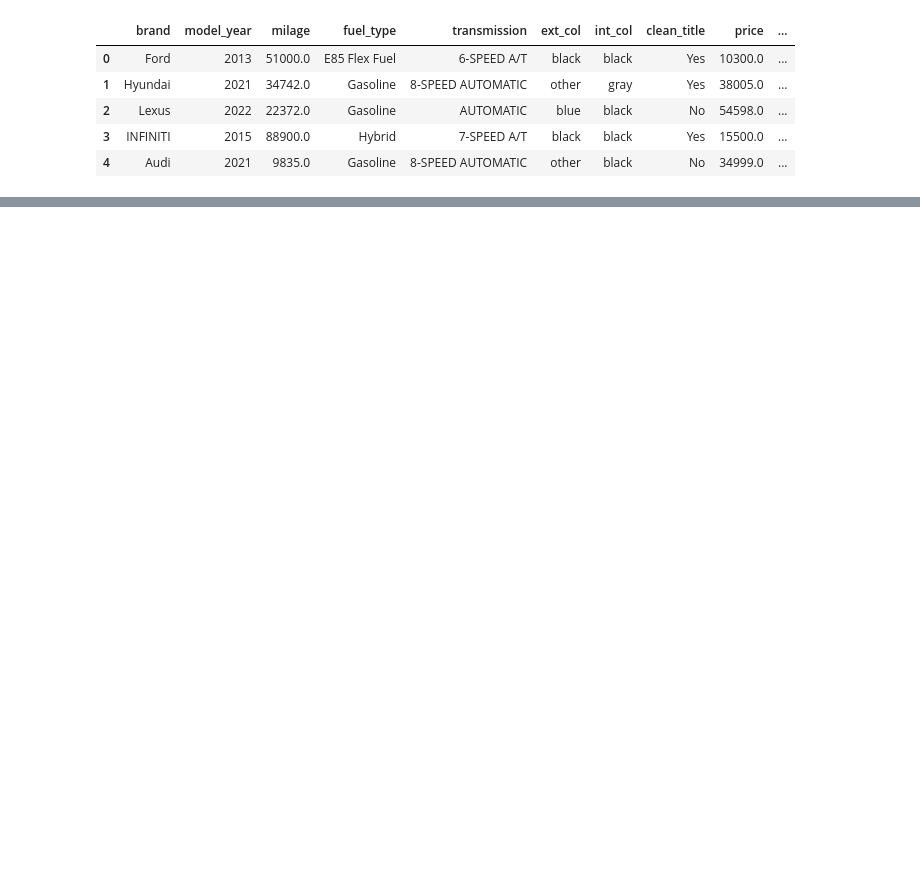
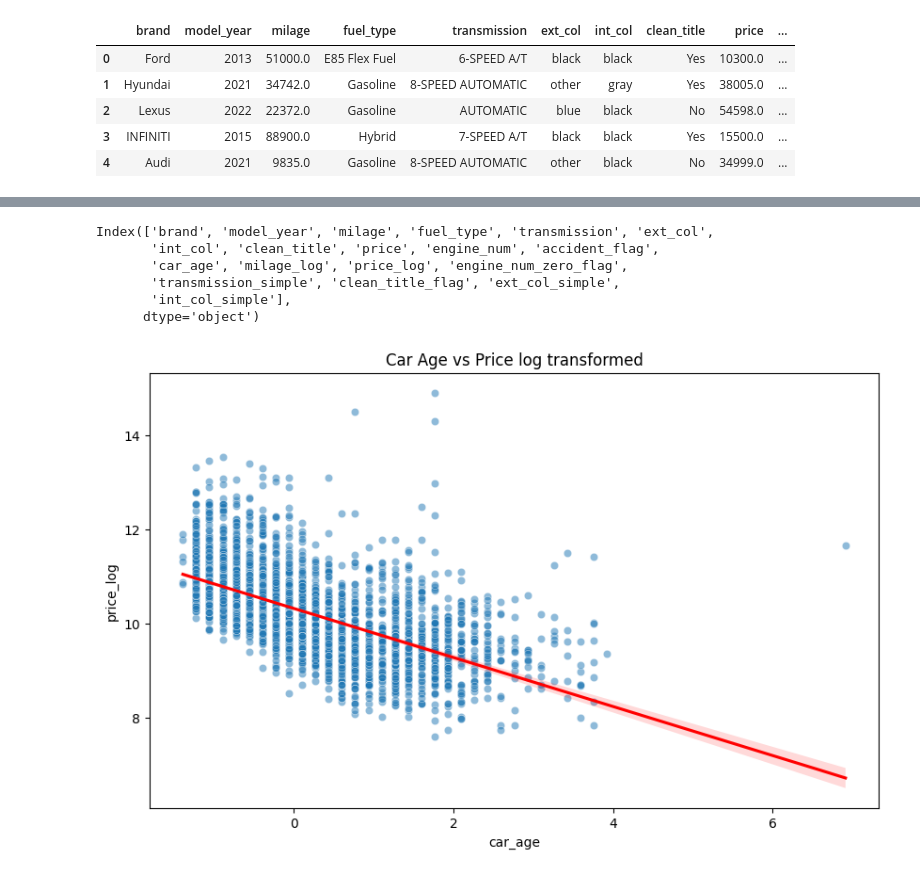
Before and after one commit to codebynishhhi/DS_ML_Projects, a Jupyter notebook: car-price-prediction/notebook/car_prediction.ipynb, the cells around one changed output, grey strips where cells are left out. Cells and saved outputs as stored; diff of their text form; code cells hidden in the pictures; blank space fills up the shorter version.

```diff
--- a/car-price-prediction/notebook/car_prediction.ipynb
+++ b/car-price-prediction/notebook/car_prediction.ipynb
@@ -934,0 +1058,17 @@ df.head()
+# %%
+df.columns
+# %% [output]
+Index(['brand', 'model_year', 'milage', 'fuel_type', 'transmission', 'ext_col',
+       'int_col', 'clean_title', 'price', 'engine_num', 'accident_flag',
+       'car_age', 'milage_log', 'price_log', 'engine_num_zero_flag',
+       'transmission_simple', 'clean_title_flag', 'ext_col_simple',
+       'int_col_simple'],
+      dtype='object')
+# %%
+plt.figure(figsize=(10,6))
+sns.scatterplot(x=df['car_age'], y=df['price_log'], alpha=0.5)
+sns.regplot(x=df['car_age'], y=df['price_log'], data=df, scatter=False, color='red')
+plt.title('Car Age vs Price log transformed')
+plt.show()
+# %% [output]
+[figure, added]
```
Also changed, not shown: parts of 8 cells of this notebook.
